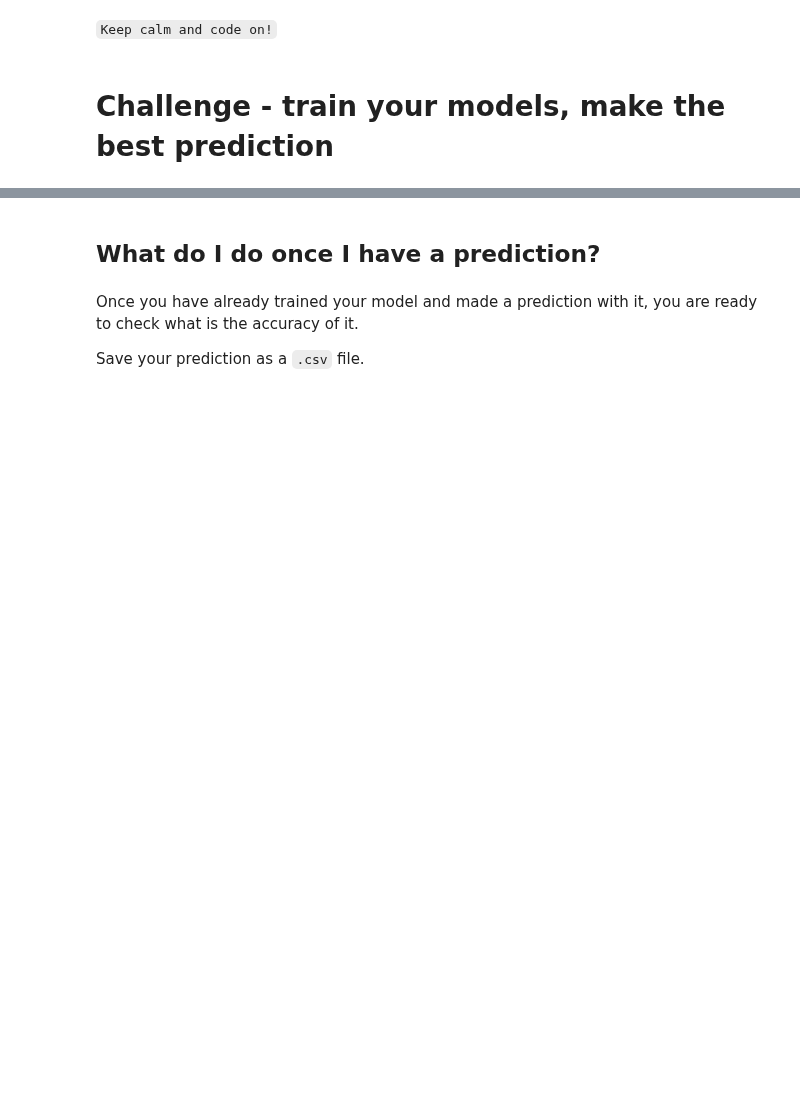
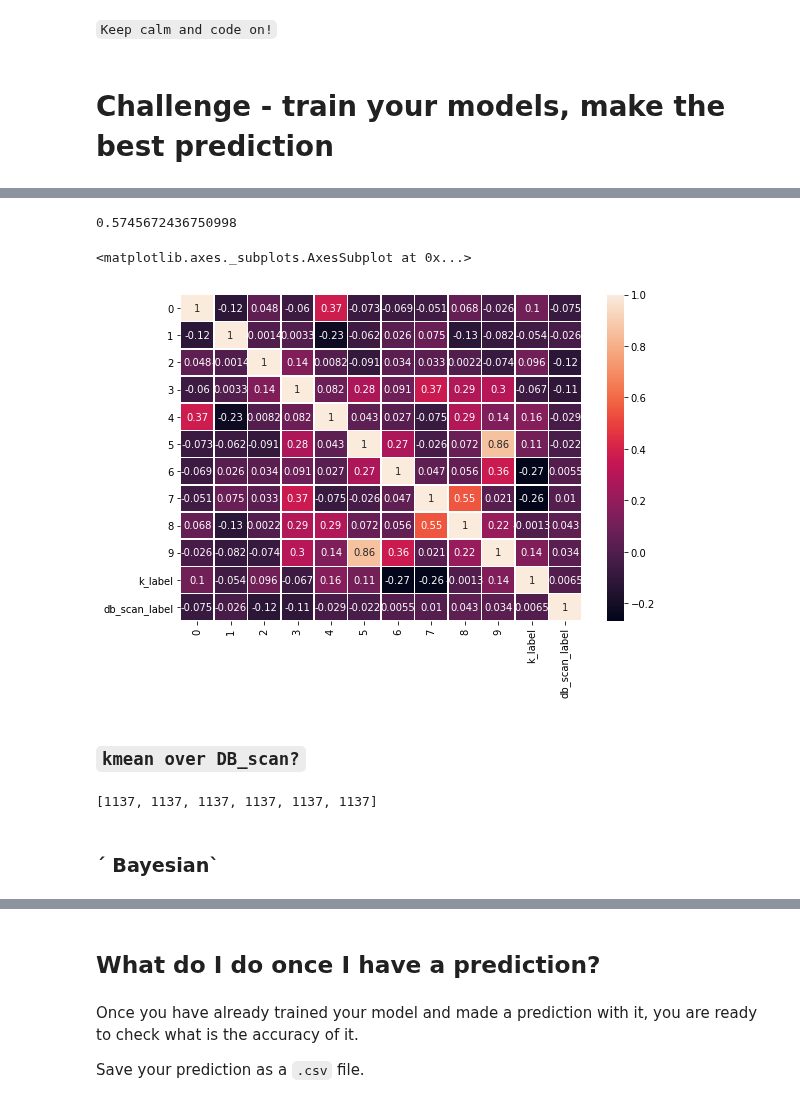
Before and after one commit to Clapiniella/lab-avila-bible, a Jupyter notebook: your-code/main.ipynb, the cells around one changed output, grey strips where cells are left out. Saved outputs shown, nothing was run; the diff lists cells and outputs as text; code cells hidden in the pictures; blank space fills up the shorter version.

```diff
--- a/your-code/main.ipynb
+++ b/your-code/main.ipynb
@@ -86,0 +235,8 @@ sample_submission.head()
+# %%
+kmeans = KMeans(n_clusters=18, random_state=0).fit(X_train)
+k_label=kmeans.predict(X_train)
+dbscan_cluster = DBSCAN(eps=0.7).fit(X_train)
+db_scan_label=dbscan_cluster.labels_
+X_train_up=X_train
+X_train_up['k_label']=k_label
+X_train_up['db_scan_label']=db_scan_label
@@ -86,0 +267,4 @@ sample_submission.head()
+# %%
+accerted.sum()/len(y_predict)
+# %% [output]
+0.5745672436750998
@@ -86,0 +273,6 @@ sample_submission.head()
+# %%
+f, ax = plt.subplots(figsize=(9, 6))
+sns.heatmap(X_train_up.corr(), annot=True,  linewidths=.5, ax=ax)
+# %% [output]
+<matplotlib.axes._subplots.AxesSubplot at 0x...>
+[figure, added]
@@ -86,0 +281,2 @@ sample_submission.head()
+# %% [markdown]
+### `kmean over DB_scan?`
@@ -86,0 +296,6 @@ sample_submission.head()
+# %%
+res
+# %% [output]
+[1137, 1137, 1137, 1137, 1137, 1137]
+# %% [markdown]
+### ´ Bayesian`
```
Also changed, not shown: parts of 50 cells of this notebook, 1 other file.
